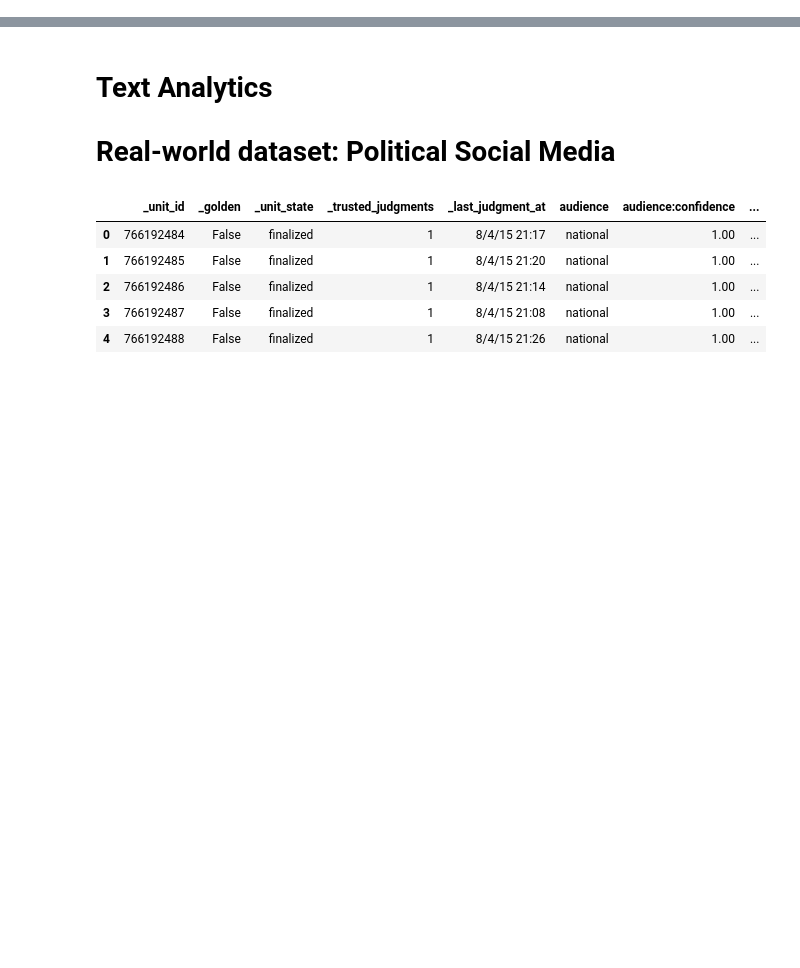
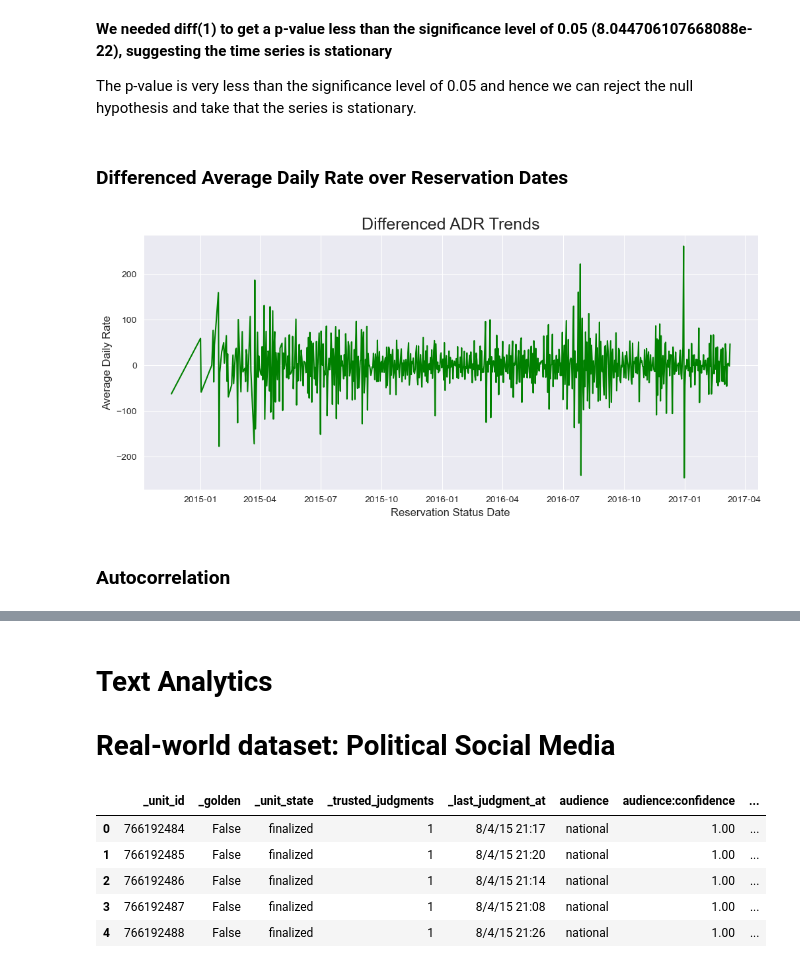
Before and after one commit to ArielGoldman89/CA2-MLB-and-DV-Integrated, a Jupyter notebook: CA2_MLB.ipynb, the cells around one changed output, grey strips where cells are left out. Saved outputs shown, nothing was run; the diff lists cells and outputs as text; code cells hidden in the pictures; blank space fills up the shorter version.

```diff
--- a/CA2_MLB.ipynb
+++ b/CA2_MLB.ipynb
@@ -27,0 +304,3 @@ from sklearn.metrics import precision_score, recall_score
+# %%
+df_train = df_hotel[:split] # rows from index 0 up to, but not including, the index specified by the variable split
+df_test = df_hotel[split:] # It starts from the index specified by split and goes up to, and including, the end of the DF
@@ -27,0 +352,18 @@ from sklearn.metrics import precision_score, recall_score
+# %% [markdown]
+**We needed diff(1) to get a p-value less than the significance level of 0.05 (8.044706107668088e-22), suggesting the time series is stationary**
+
+The p-value is very less than the significance level of 0.05 and hence we can reject the null hypothesis and take that the series is stationary.
+# %% [markdown]
+### Differenced Average Daily Rate over Reservation Dates
+# %%
+plt.figure(figsize= [12, 5])
+
+plt.plot(df_train['adr'].diff(1).dropna(), color='g')
+
+plt.title('Differenced ADR Trends',fontsize=18)
+plt.ylabel('Average Daily Rate',fontsize=12)
+plt.xlabel('Reservation Status Date',fontsize=12);
+# %% [output]
+[figure, added]
+# %% [markdown]
+### Autocorrelation
```
Also changed, not shown: parts of 74 cells of this notebook.
